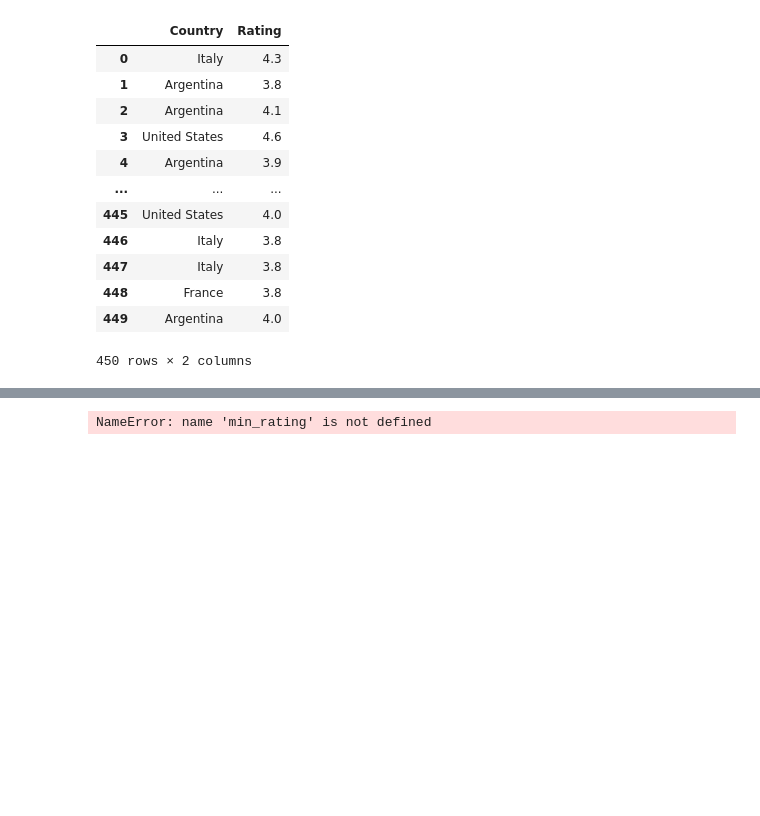
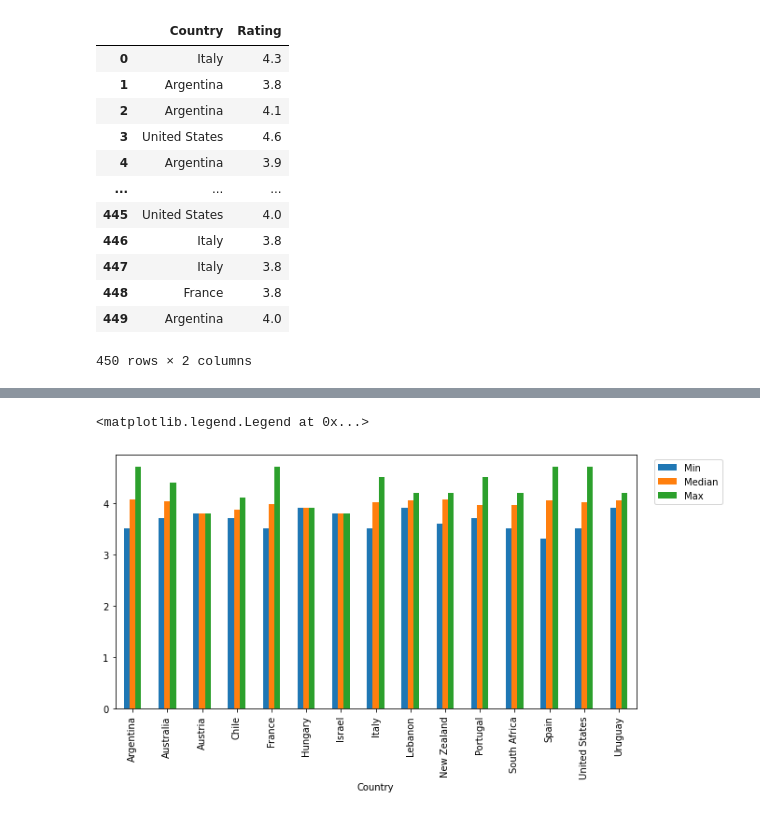
Before and after one commit to MathiasNoeClausen/pythonEksamen, a Jupyter notebook: Plot_rating.ipynb, the cells around one changed output, grey strips where cells are left out. Cells and saved outputs as stored; diff of their text form; code cells hidden in the pictures; blank space fills up the shorter version.

```diff
--- a/Plot_rating.ipynb
+++ b/Plot_rating.ipynb
@@ -244,11 +246,13 @@ median_rating
 # %%
 newdf = pd.DataFrame()
 newdf['Min'] = min_rating['Rating']
 newdf['Median'] = median_rating['Rating']
 newdf['Max'] = max_rating['Rating']
 newdf.plot(kind='bar', figsize=(10,5))
+plt.legend(loc='upper center', bbox_to_anchor=(1.1, 1), ncol=1)
 # %% [output]
-NameError: name 'min_rating' is not defined
+<matplotlib.legend.Legend at 0x...>
+[figure, added]
 # %%
 mydata = [min_rating['Rating'], median_rating['Rating'], max_rating['Rating']]
 headers = ['Min', ['Median'], ['Max']]
```
Also changed, not shown: parts of 9 cells of this notebook, 4 other files.
